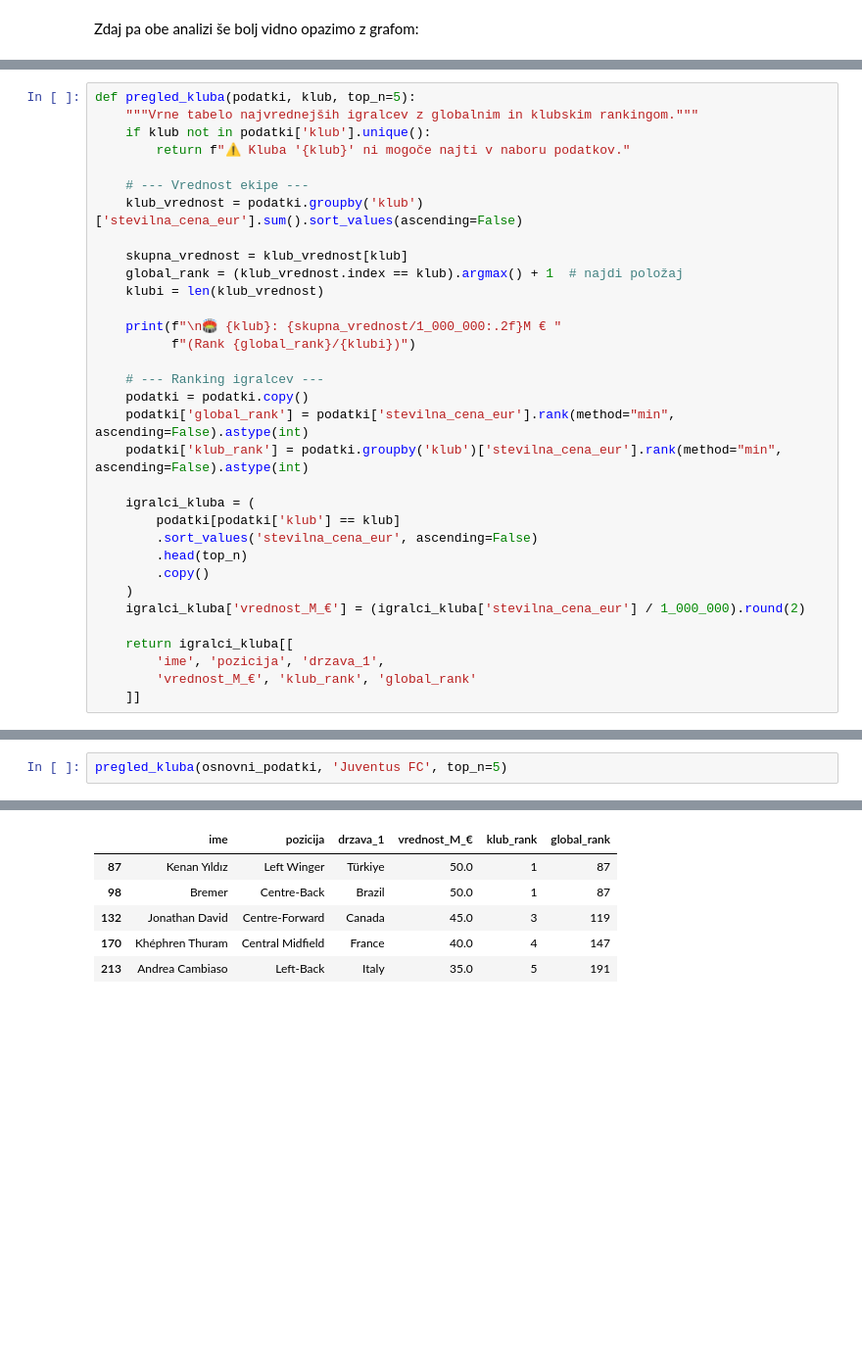
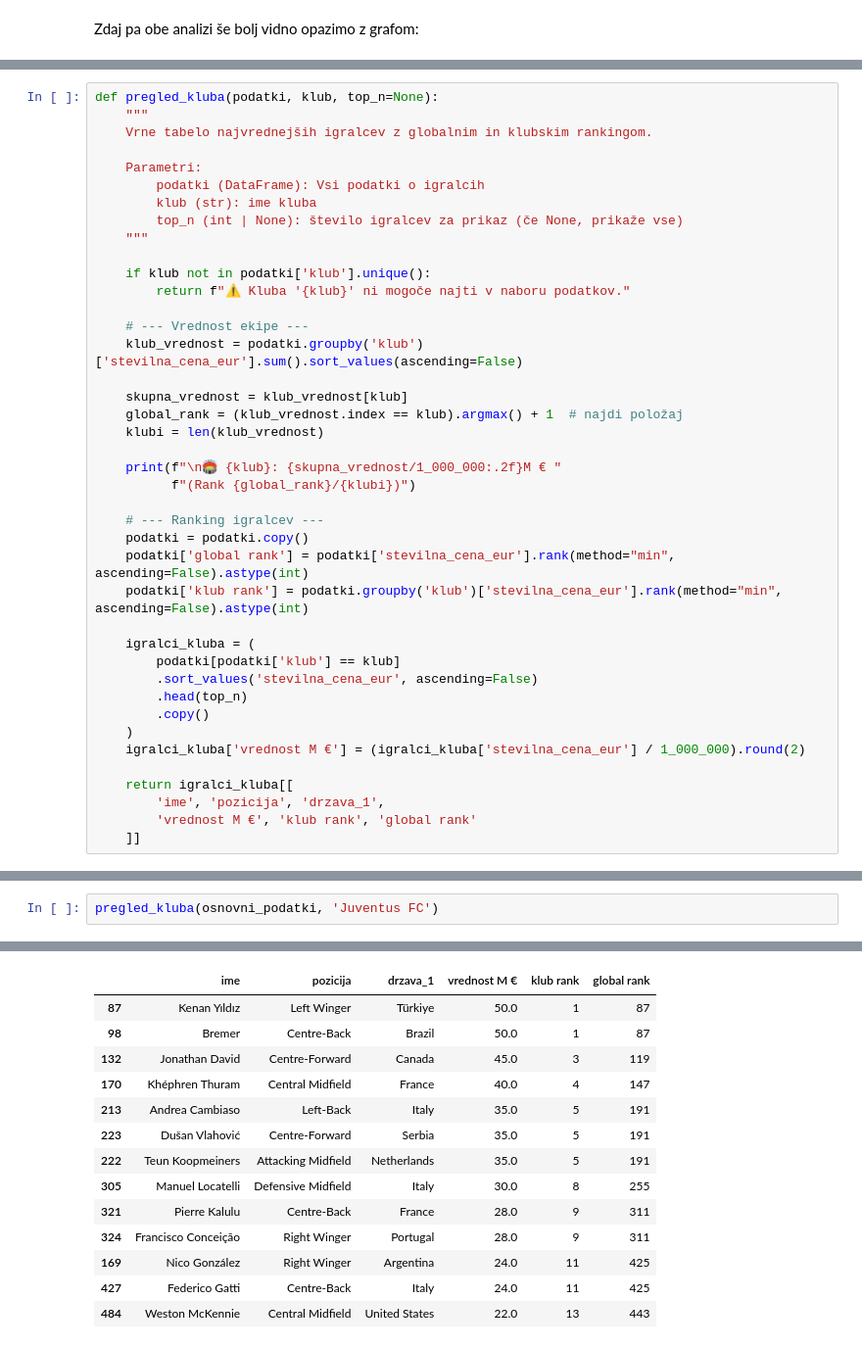
Before and after one commit to RiccardoLucerna/UVP-projektna, a Jupyter notebook: analiza_podatkov.ipynb, the cells around one changed output, grey strips where cells are left out. Shown: that part at 98% size. Cells and saved outputs as stored; diff of their text form; blank space fills up the shorter version.

```diff
--- a/analiza_podatkov.ipynb
+++ b/analiza_podatkov.ipynb
@@ -334,6 +404,14 @@ vrednost_kluba(osnovni_podatki, "Juventus FC")
 # %%
-def pregled_kluba(podatki, klub, top_n=5):
-    """Vrne tabelo najvrednejših igralcev z globalnim in klubskim rankingom."""
+def pregled_kluba(podatki, klub, top_n=None):
+    """
+    Vrne tabelo najvrednejših igralcev z globalnim in klubskim rankingom.
+
+    Parametri:
+        podatki (DataFrame): Vsi podatki o igralcih
+        klub (str): ime kluba
+        top_n (int | None): število igralcev za prikaz (če None, prikaže vse)
+    """
+
     if klub not in podatki['klub'].unique():
         return f"⚠️ Kluba '{klub}' ni mogoče najti v naboru podatkov."
 
@@ -349,8 +427,8 @@ def pregled_kluba(podatki, klub, top_n=5):
 
     # --- Ranking igralcev ---
     podatki = podatki.copy()
-    podatki['global_rank'] = podatki['stevilna_cena_eur'].rank(method="min", ascending=False).astype(int)
-    podatki['klub_rank'] = podatki.groupby('klub')['stevilna_cena_eur'].rank(method="min", ascending=False).astype(int)
+    podatki['global rank'] = podatki['stevilna_cena_eur'].rank(method="min", ascending=False).astype(int)
+    podatki['klub rank'] = podatki.groupby('klub')['stevilna_cena_eur'].rank(method="min", ascending=False).astype(int)
 
     igralci_kluba = (
         podatki[podatki['klub'] == klub]
@@ -358,9 +436,9 @@ def pregled_kluba(podatki, klub, top_n=5):
         .head(top_n)
         .copy()
     )
-    igralci_kluba['vrednost_M_€'] = (igralci_kluba['stevilna_cena_eur'] / 1_000_000).round(2)
+    igralci_kluba['vrednost M €'] = (igralci_kluba['stevilna_cena_eur'] / 1_000_000).round(2)
 
     return igralci_kluba[[
         'ime', 'pozicija', 'drzava_1',
-        'vrednost_M_€', 'klub_rank', 'global_rank'
+        'vrednost M €', 'klub rank', 'global rank'
     ]]
@@ -367,3 +447,3 @@ def pregled_kluba(podatki, klub, top_n=5):
 # %%
-pregled_kluba(osnovni_podatki, 'Juventus FC', top_n=5)
+pregled_kluba(osnovni_podatki, 'Juventus FC')
 # %% [output]
@@ -371,9 +451,17 @@ pregled_kluba(osnovni_podatki, 'Juventus FC', top_n=5)
-|  | ime | pozicija | drzava_1 | vrednost_M_€ | klub_rank | global_rank |
+|  | ime | pozicija | drzava_1 | vrednost M € | klub rank | global rank |
 | 87 | Kenan Yıldız | Left Winger | Türkiye | 50.0 | 1 | 87 |
 | 98 | Bremer | Centre-Back | Brazil | 50.0 | 1 | 87 |
 | 132 | Jonathan David | Centre-Forward | Canada | 45.0 | 3 | 119 |
 | 170 | Khéphren Thuram | Central Midfield | France | 40.0 | 4 | 147 |
 | 213 | Andrea Cambiaso | Left-Back | Italy | 35.0 | 5 | 191 |
+| 223 | Dušan Vlahović | Centre-Forward | Serbia | 35.0 | 5 | 191 |
+| 222 | Teun Koopmeiners | Attacking Midfield | Netherlands | 35.0 | 5 | 191 |
+| 305 | Manuel Locatelli | Defensive Midfield | Italy | 30.0 | 8 | 255 |
+| 321 | Pierre Kalulu | Centre-Back | France | 28.0 | 9 | 311 |
+| 324 | Francisco Conceição | Right Winger | Portugal | 28.0 | 9 | 311 |
+| 169 | Nico González | Right Winger | Argentina | 24.0 | 11 | 425 |
+| 427 | Federico Gatti | Centre-Back | Italy | 24.0 | 11 | 425 |
+| 484 | Weston McKennie | Central Midfield | United States | 22.0 | 13 | 443 |
 # %%
 juve = pregled_kluba(osnovni_podatki, "Juventus FC", top_n=10)
 plt.figure(figsize=(8, 5))
```
Also changed, not shown: parts of 26 cells of this notebook, 23 other files.
